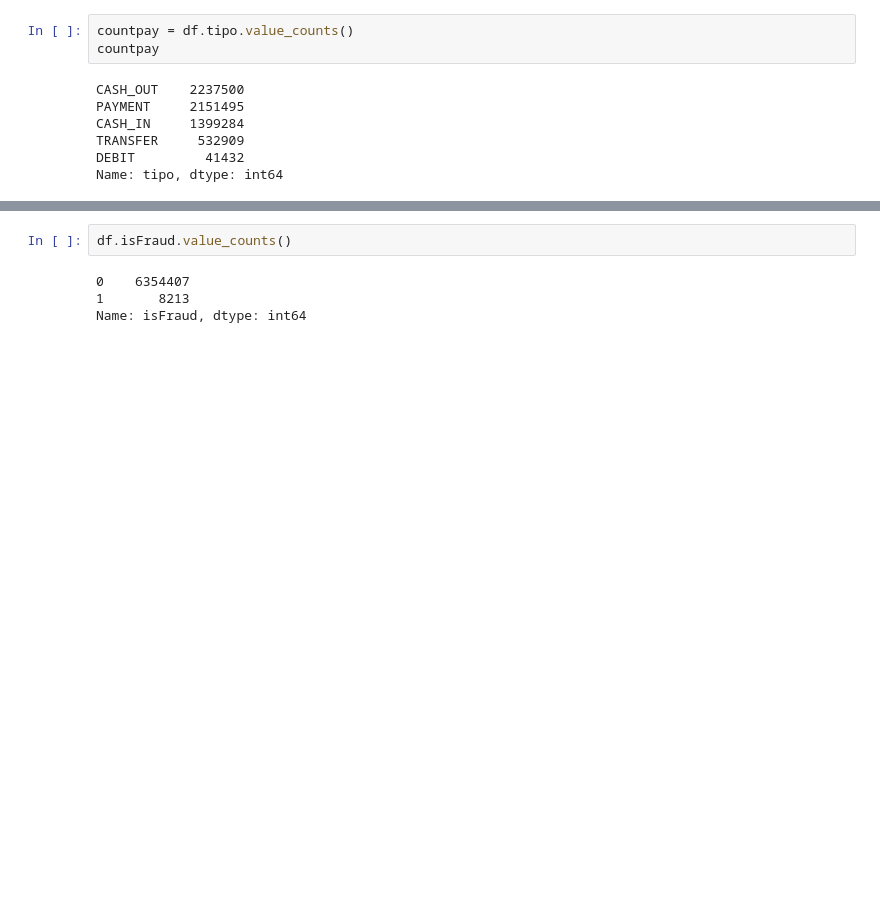
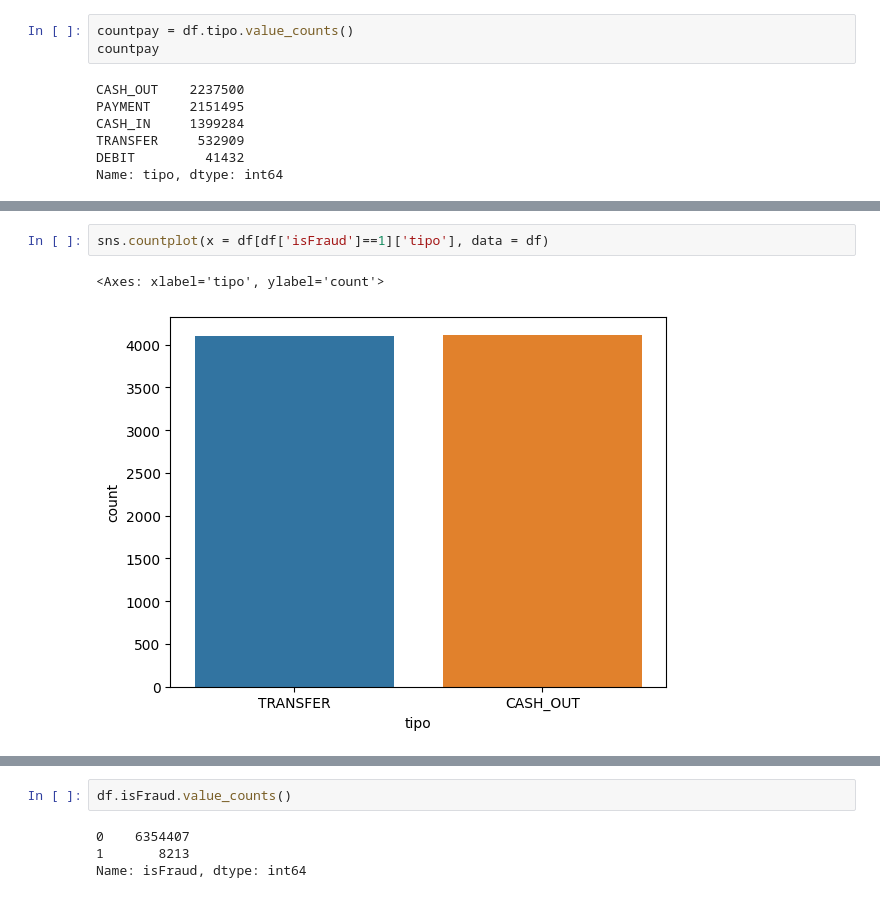
Before and after one commit to Fecarvalho00/Creditcard_fraud_analysis, a Jupyter notebook: Análise_de_Fraude_no_cartão_de_Credito.ipynb, the cells around one changed output, grey strips where cells are left out. Cells and saved outputs as stored; diff of their text form; blank space fills up the shorter version.

```diff
--- a/Análise_de_Fraude_no_cartão_de_Credito.ipynb
+++ b/Análise_de_Fraude_no_cartão_de_Credito.ipynb
@@ -167,0 +152,5 @@ The default value of numeric_only in DataFrame.corr is deprecated. In a future v
+# %%
+sns.countplot(x = df[df['isFraud']==1]['tipo'], data = df)
+# %% [output]
+<Axes: xlabel='tipo', ylabel='count'>
+[figure, added]
```
Also changed, not shown: parts of 13 cells of this notebook.
